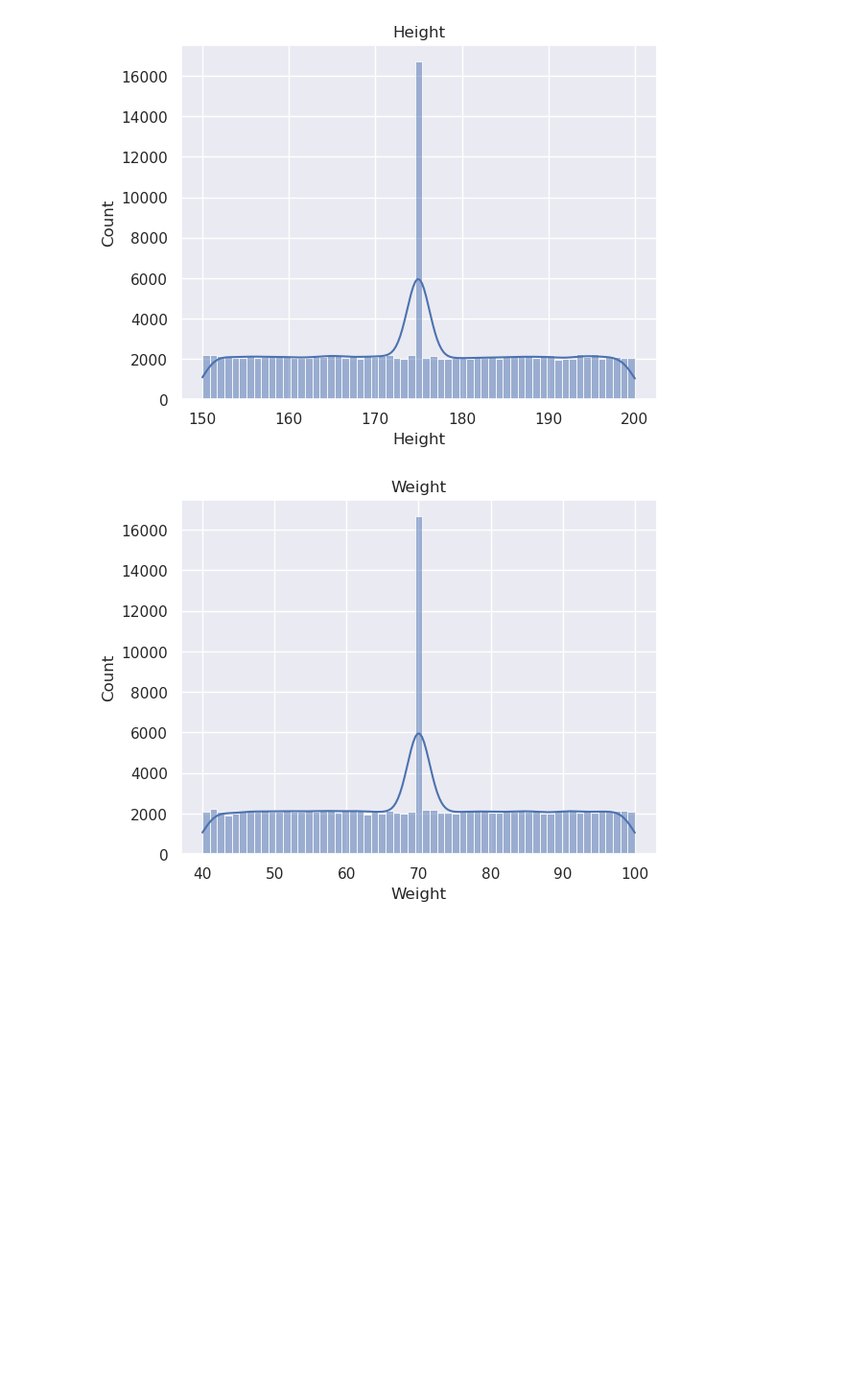
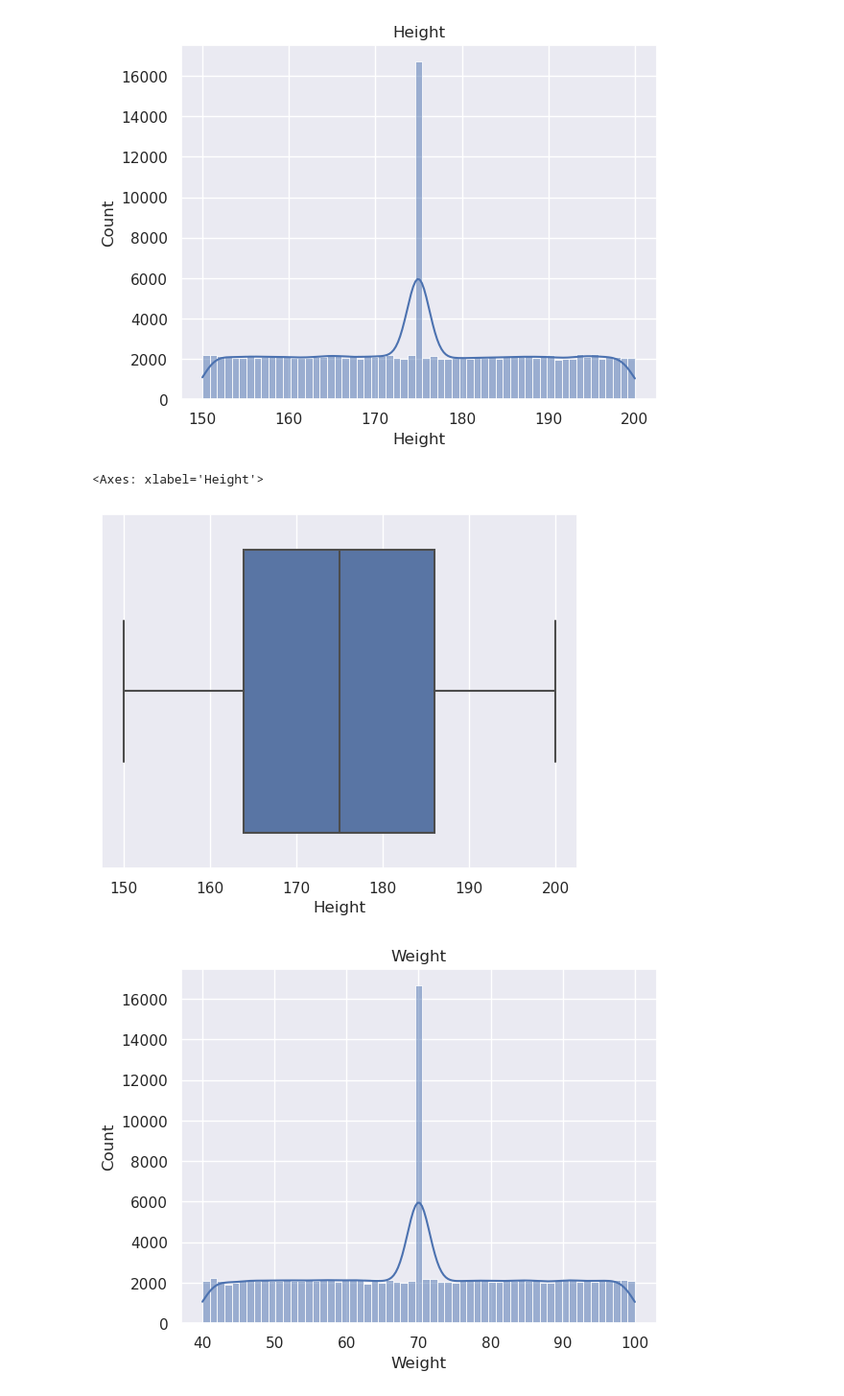
Before and after one commit to LaxmiVatsalyaDaita/Kaggle, a Jupyter notebook: med-students-data-analysis.ipynb, the cells around one changed output. Shown at 96% size. Cells and saved outputs as stored; diff of their text form; code cells hidden in the pictures; blank space fills up the shorter version.

Commit message:
Kaggle Notebook | Med_Students_Data_Analysis | Version 8

```diff
--- a/med-students-data-analysis.ipynb
+++ b/med-students-data-analysis.ipynb
@@ -258,6 +258,11 @@ plt.title('Height')
 plt.show()
 # %% [output]
 [figure]
+# %%
+sns.boxplot(x=data_cleaned['Height'])
+# %% [output]
+<Axes: xlabel='Height'>
+[figure, added]
 # %%
 sns.histplot(data_cleaned, x='Weight', kde=True)
 plt.title('Weight')
```
Also changed, not shown: parts of 42 cells of this notebook.
